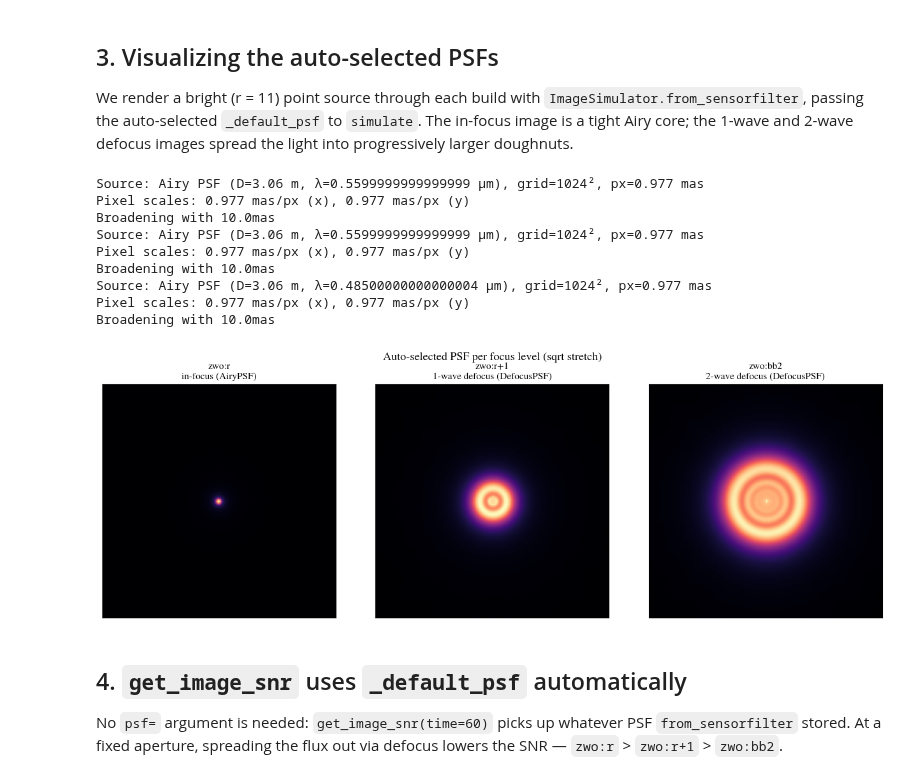
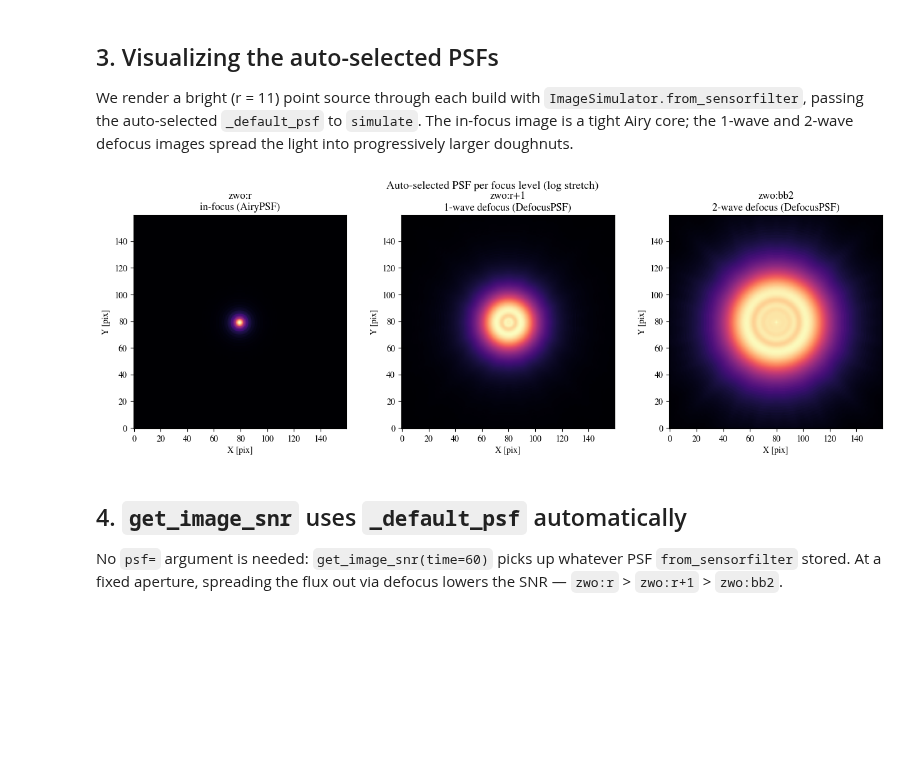
Before and after one commit to schmidt-observatories/wcc-etc, a Jupyter notebook: notebooks/03_from_sensorfilter.ipynb, the cells around one changed output. Cells and saved outputs as stored; diff of their text form; code cells hidden in the pictures; blank space fills up the shorter version.

Commit message:
Use convenience plotting functions in example notebooks 03 and 04

```diff
--- a/notebooks/03_from_sensorfilter.ipynb
+++ b/notebooks/03_from_sensorfilter.ipynb
@@ -103,35 +103,24 @@ light into progressively larger doughnuts.
 # %%
 panels = [
     ('zwo:r',   'in-focus (AiryPSF)'),
     ('zwo:r+1', '1-wave defocus (DefocusPSF)'),
     ('zwo:bb2', '2-wave defocus (DefocusPSF)'),
 ]
 
 fig, axes = plt.subplots(1, 3, figsize=(13, 4.4))
 for ax, (label, title) in zip(axes, panels):
     img = wcc_etc.ImageSimulator.from_sensorfilter(label, make_scene(11),
                                                    npix=160, oversample=5)
-    psf = img.sim._default_psf                 # auto-selected PSF
-    sim_img = img.simulate(time=5, psf=psf, add_noise=False)
-    adu = sim_img.to_adu()
-    ax.imshow(np.sqrt(np.clip(adu, 0, None)), origin='lower', cmap='magma')
-    ax.set_title(f'{label}\n{title}', fontsize=11)
-    ax.set_xticks([]); ax.set_yticks([])
+    sim_img = img.simulate(time=5, psf=img.sim._default_psf, add_noise=False)
+    # SimulatedImage.plot_image draws straight into our axis (noiseless, log stretch)
+    sim_img.plot_image(ax=ax, noise=False, stretch='log', cmap='magma',
+                       colorbar=False, title=f'{label}\n{title}')
 
-fig.suptitle('Auto-selected PSF per focus level (sqrt stretch)', fontsize=13)
+fig.suptitle('Auto-selected PSF per focus level (log stretch)', fontsize=13)
 plt.tight_layout()
 plt.show()
 # %% [output]
-Source: Airy PSF (D=3.06 m, λ=0.5599999999999999 μm), grid=1024², px=0.977 mas
-Pixel scales: 0.977 mas/px (x), 0.977 mas/px (y)
-Broadening with 10.0mas
-Source: Airy PSF (D=3.06 m, λ=0.5599999999999999 μm), grid=1024², px=0.977 mas
-Pixel scales: 0.977 mas/px (x), 0.977 mas/px (y)
-Broadening with 10.0mas
-Source: Airy PSF (D=3.06 m, λ=0.48500000000000004 μm), grid=1024², px=0.977 mas
-Pixel scales: 0.977 mas/px (x), 0.977 mas/px (y)
-Broadening with 10.0mas
-[figure, old version]
+[figure, new version]
 # %% [markdown]
 ## 4. `get_image_snr` uses `_default_psf` automatically
 
```
Also changed, not shown: parts of 1 cell of this notebook, 1 other file.
